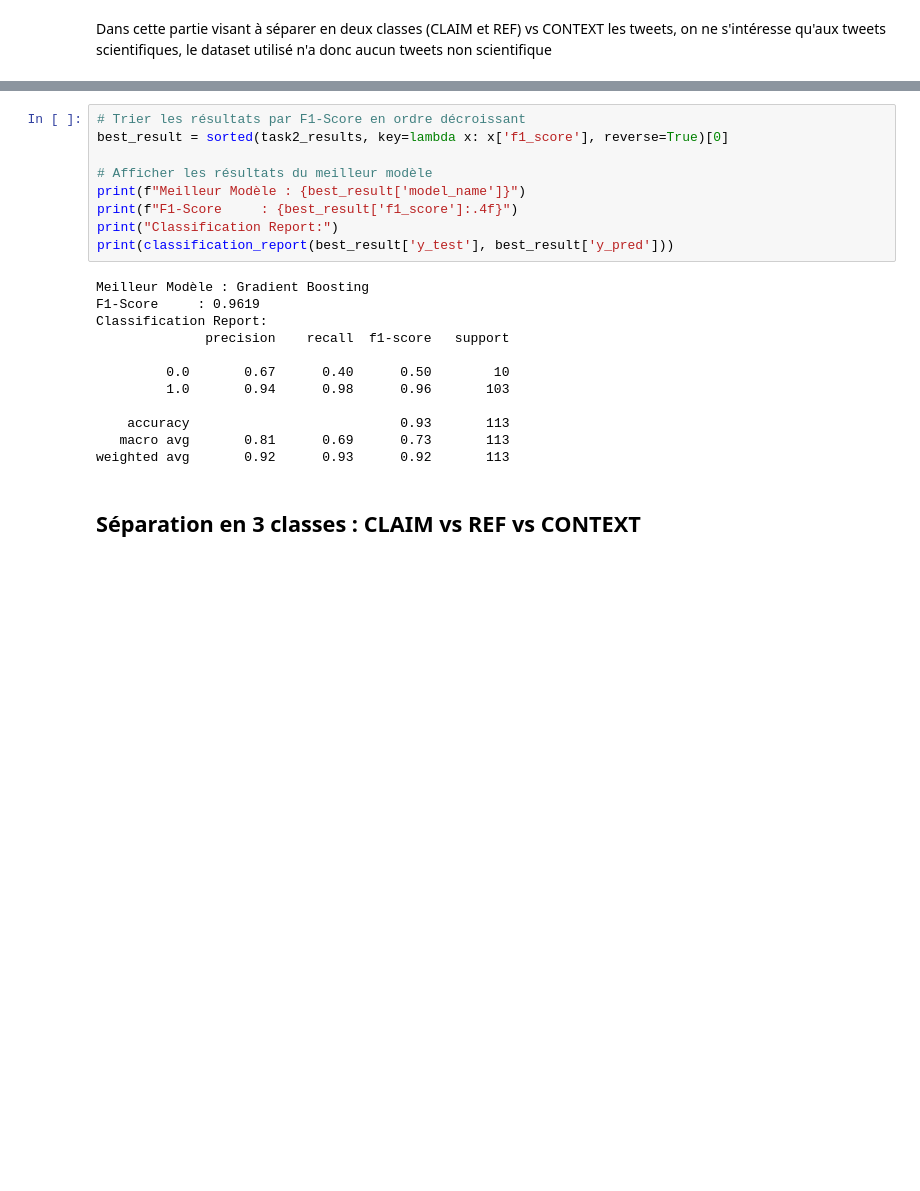
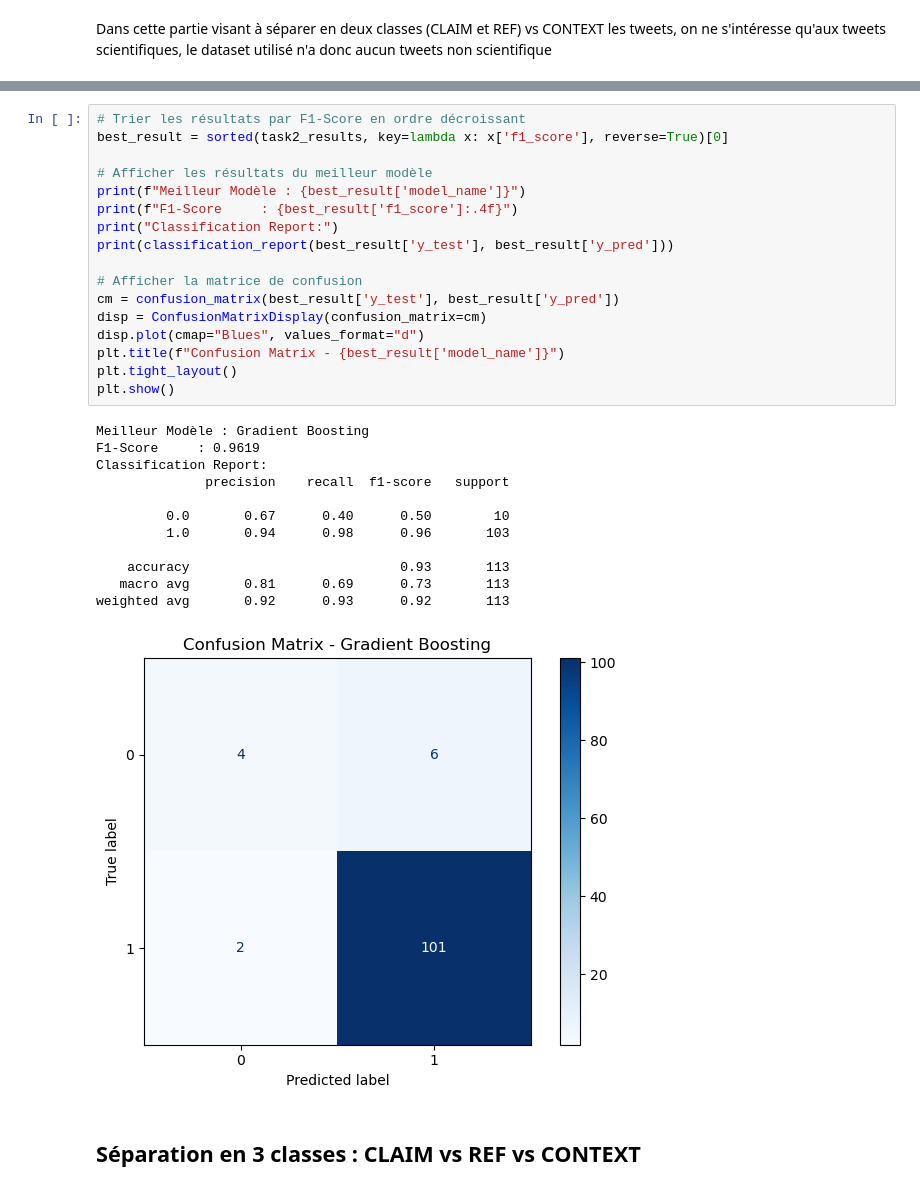
Before and after one commit to Kinadim/ML_projet, a Jupyter notebook: ML_PROJET.ipynb, the cells around one changed output, grey strips where cells are left out. Drawn from its saved outputs; the diff is of its cells as text; blank space fills up the shorter version.

```diff
--- a/ML_PROJET.ipynb
+++ b/ML_PROJET.ipynb
@@ -591,24 +775,33 @@ Perceptron Multicouche => F1-Score: 0.9577
 # %%
 # Trier les résultats par F1-Score en ordre décroissant
 best_result = sorted(task2_results, key=lambda x: x['f1_score'], reverse=True)[0]
 
 # Afficher les résultats du meilleur modèle
 print(f"Meilleur Modèle : {best_result['model_name']}")
 print(f"F1-Score     : {best_result['f1_score']:.4f}")
 print("Classification Report:")
 print(classification_report(best_result['y_test'], best_result['y_pred']))
+
+# Afficher la matrice de confusion
+cm = confusion_matrix(best_result['y_test'], best_result['y_pred'])
+disp = ConfusionMatrixDisplay(confusion_matrix=cm)
+disp.plot(cmap="Blues", values_format="d")
+plt.title(f"Confusion Matrix - {best_result['model_name']}")
+plt.tight_layout()
+plt.show()
 # %% [output]
 Meilleur Modèle : Gradient Boosting
 F1-Score     : 0.9619
 Classification Report:
               precision    recall  f1-score   support
 
          0.0       0.67      0.40      0.50        10
          1.0       0.94      0.98      0.96       103
 
     accuracy                           0.93       113
    macro avg       0.81      0.69      0.73       113
 weighted avg       0.92      0.93      0.92       113
+[figure, added]
 # %% [markdown]
 ## Séparation en 3 classes : CLAIM vs REF vs CONTEXT
 # %% [markdown]
```
Also changed, not shown: parts of 14 cells of this notebook.
